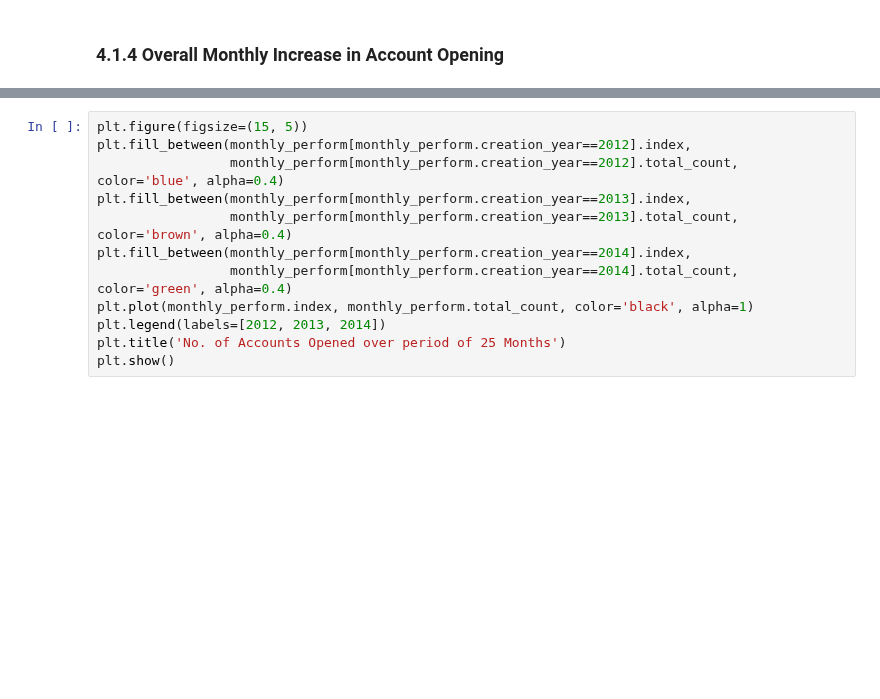
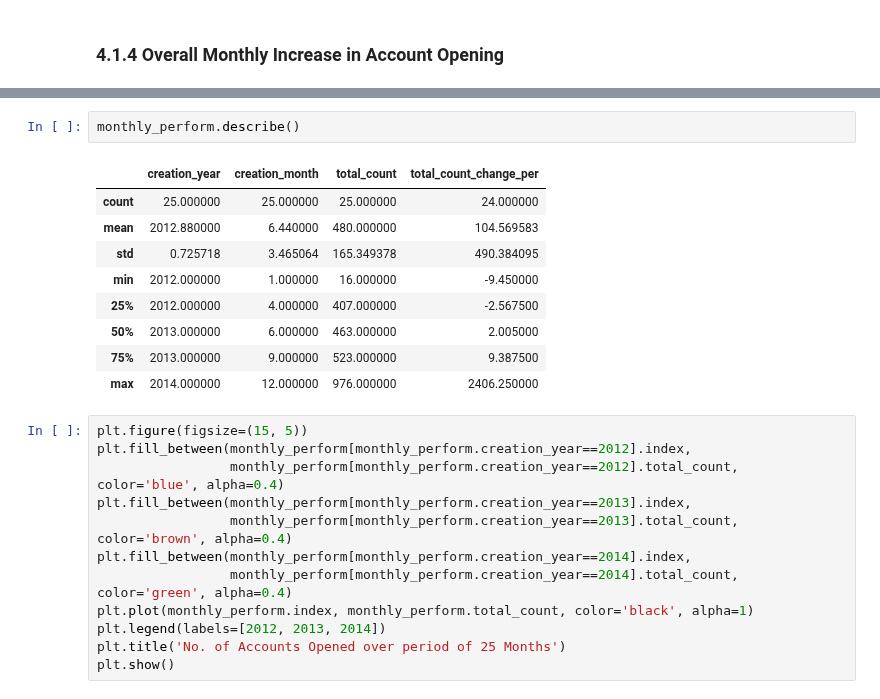
Before and after one commit to Jeyramana/GUVI_Assignments, a Jupyter notebook: Assignment_3/user.ipynb, the cells around one changed output, grey strips where cells are left out. Drawn from its saved outputs; the diff is of its cells as text; blank space fills up the shorter version.

```diff
--- a/Assignment_3/user.ipynb
+++ b/Assignment_3/user.ipynb
@@ -618,3 +627,15 @@ monthly_perform.shape[0]
+# %%
+monthly_perform.describe()
+# %% [output]
+|  | creation_year | creation_month | total_count | total_count_change_per |
+| count | 25.000000 | 25.000000 | 25.000000 | 24.000000 |
+| mean | 2012.880000 | 6.440000 | 480.000000 | 104.569583 |
+| std | 0.725718 | 3.465064 | 165.349378 | 490.384095 |
+| min | 2012.000000 | 1.000000 | 16.000000 | -9.450000 |
+| 25% | 2012.000000 | 4.000000 | 407.000000 | -2.567500 |
+| 50% | 2013.000000 | 6.000000 | 463.000000 | 2.005000 |
+| 75% | 2013.000000 | 9.000000 | 523.000000 | 9.387500 |
+| max | 2014.000000 | 12.000000 | 976.000000 | 2406.250000 |
 # %%
 plt.figure(figsize=(15, 5))
 plt.fill_between(monthly_perform[monthly_perform.creation_year==2012].index,
```
Also changed, not shown: parts of 6 cells of this notebook.
